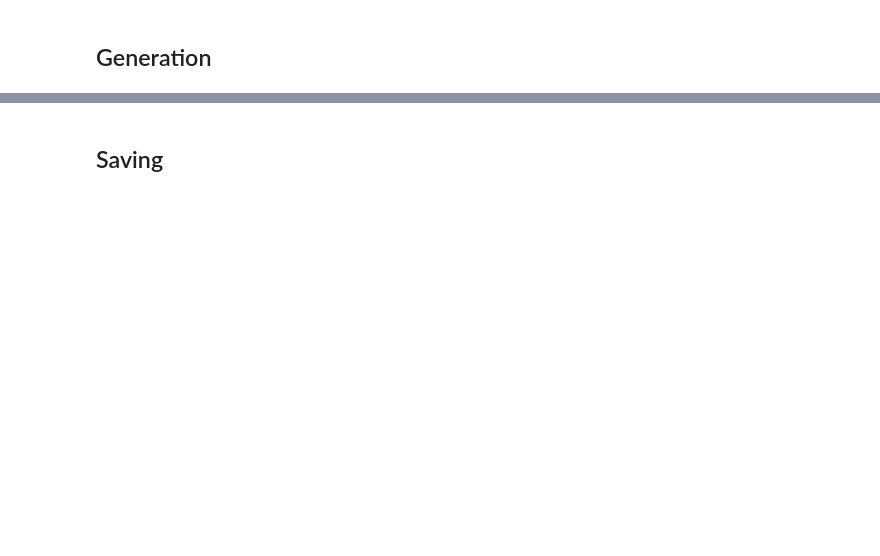
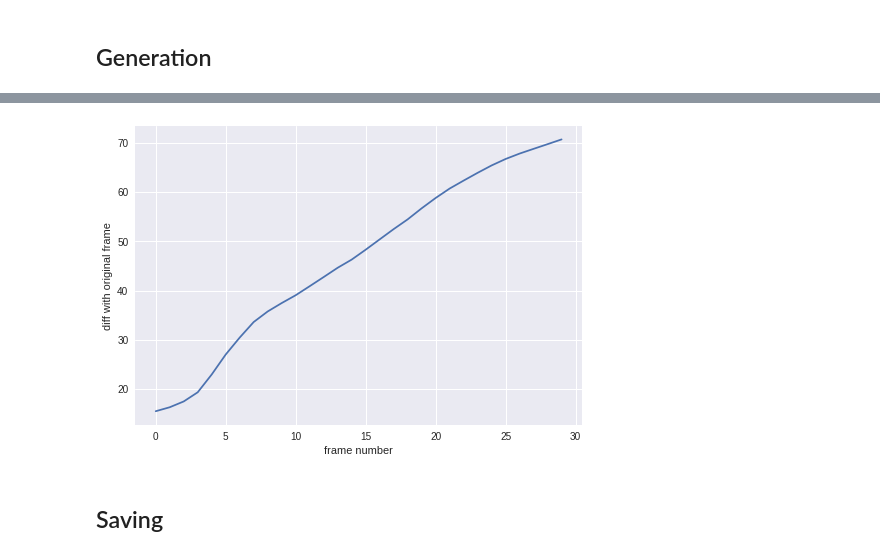
Before and after one commit to blufzzz/Dynamic-Textures-Autoregression, a Jupyter notebook: DynTex_3D_CNN.ipynb, the cells around one changed output, grey strips where cells are left out. Drawn from its saved outputs; the diff is of its cells as text; code cells hidden in the pictures; blank space fills up the shorter version.

```diff
--- a/DynTex_3D_CNN.ipynb
+++ b/DynTex_3D_CNN.ipynb
@@ -312,3 +582,25 @@ clear_output()
+# %%
+def get_distance(generated_seq, texture_fold):
+
+    diff = []
+
+    for i, gen_img in enumerate(generated_seq):
+
+        img, _ = get_seq(texture_fold, 1, i)
+        img = deprocess(img.squeeze().unsqueeze(0))
+
+        diff += [np.linalg.norm(img - gen_img)]
+
+    return diff
+
+
+dist = get_distance(generated_imgs, texture_fold)
+plt.plot(dist)
+plt.xlabel('frame number')
+plt.ylabel('diff with original frame')
+plt.show()
+# %% [output]
+[figure, added]
 # %% [markdown]
 ## Saving
 # %%
```
Also changed, not shown: parts of 28 cells of this notebook.
